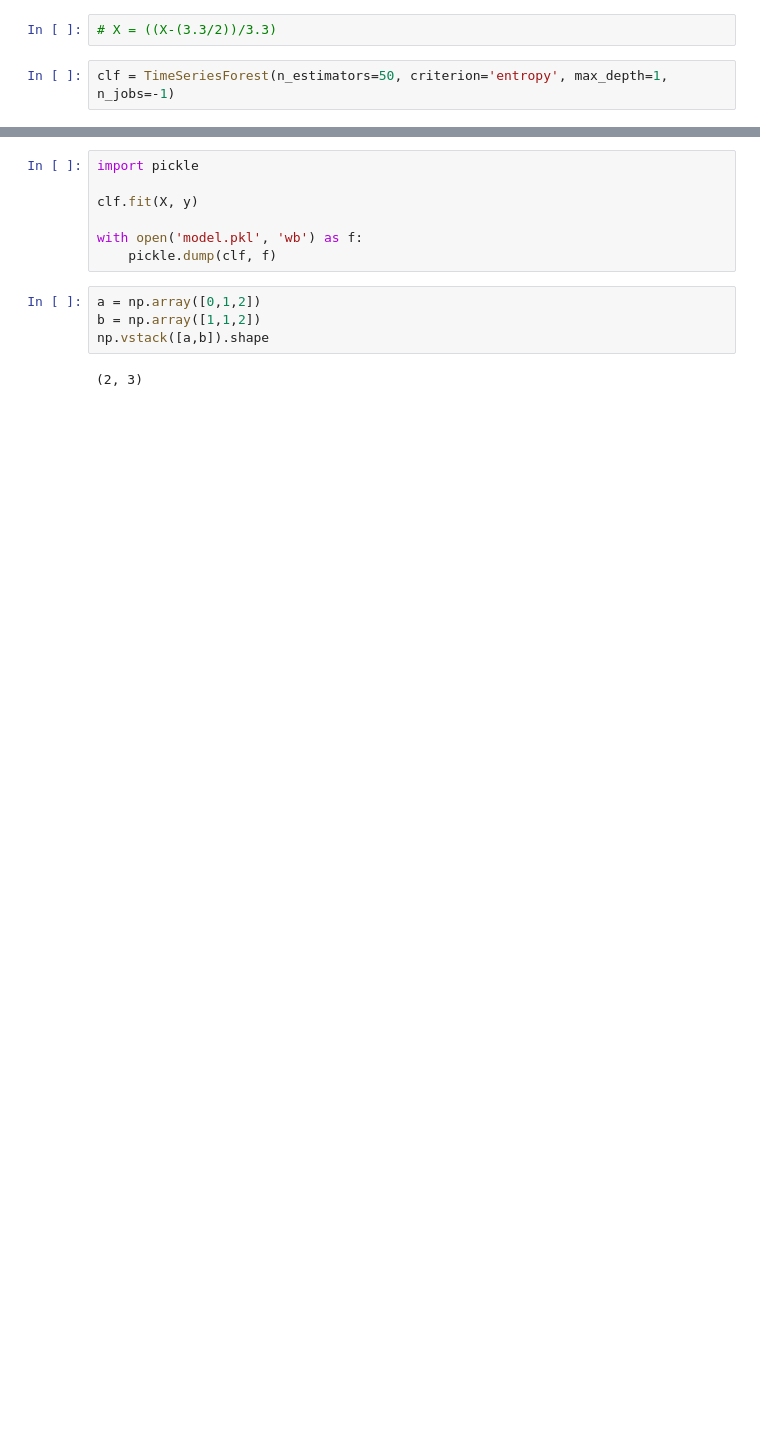
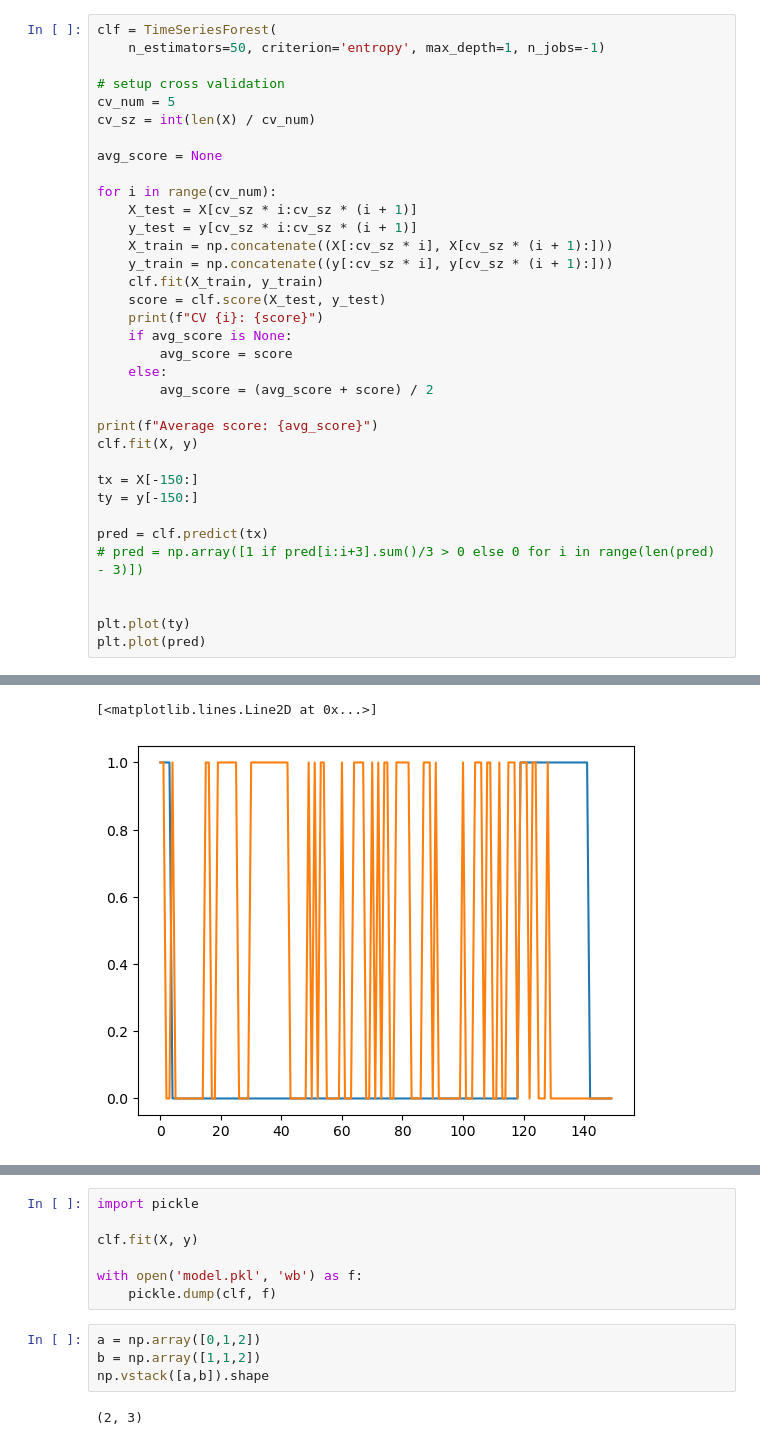
Before and after one commit to TheUnity42/MMI2022, a Jupyter notebook: udp/scratch.ipynb, the cells around one changed output, grey strips where cells are left out. Saved outputs shown, nothing was run; the diff lists cells and outputs as text; blank space fills up the shorter version.

```diff
--- a/udp/scratch.ipynb
+++ b/udp/scratch.ipynb
@@ -45,4 +49,36 @@ X.shape, y.shape
-# %%
-# X = ((X-(3.3/2))/3.3)
-# %%
-clf = TimeSeriesForest(n_estimators=50, criterion='entropy', max_depth=1, n_jobs=-1)
+# %%
+clf = TimeSeriesForest(
+    n_estimators=50, criterion='entropy', max_depth=1, n_jobs=-1)
+
+# setup cross validation
+cv_num = 5
+cv_sz = int(len(X) / cv_num)
+
+avg_score = None
+
+for i in range(cv_num):
+    X_test = X[cv_sz * i:cv_sz * (i + 1)]
+    y_test = y[cv_sz * i:cv_sz * (i + 1)]
+    X_train = np.concatenate((X[:cv_sz * i], X[cv_sz * (i + 1):]))
+    y_train = np.concatenate((y[:cv_sz * i], y[cv_sz * (i + 1):]))
+    clf.fit(X_train, y_train)
+    score = clf.score(X_test, y_test)
+    print(f"CV {i}: {score}")
+    if avg_score is None:
+        avg_score = score
+    else:
+        avg_score = (avg_score + score) / 2
+
+print(f"Average score: {avg_score}")
+clf.fit(X, y)
+
+tx = X[-150:]
+ty = y[-150:]
+
+pred = clf.predict(tx)
+# pred = np.array([1 if pred[i:i+3].sum()/3 > 0 else 0 for i in range(len(pred) - 3)])
+
+
+plt.plot(ty)
+plt.plot(pred)
+# %% [output]
@@ -49 +91,3 @@ clf = TimeSeriesForest(n_estimators=50, criterion='entropy', max_depth=1, n_jobs
+[<matplotlib.lines.Line2D at 0x...>]
+[figure, added]
 # %%
```
Also changed, not shown: parts of 7 cells of this notebook, 2 other files.
